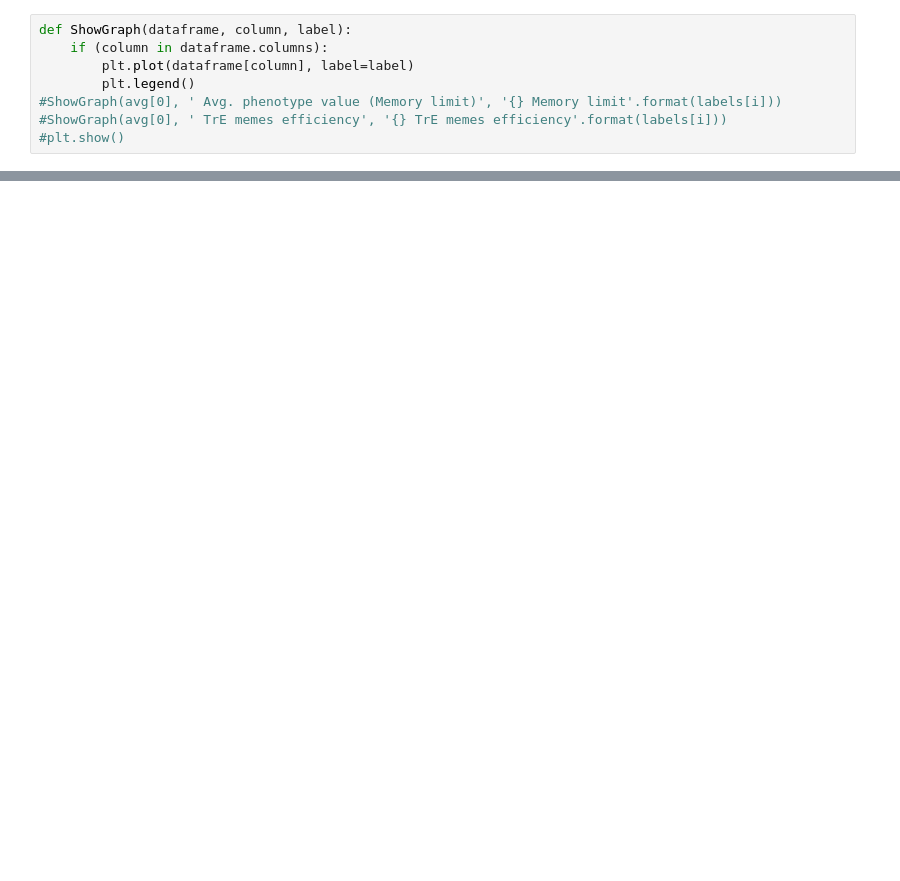
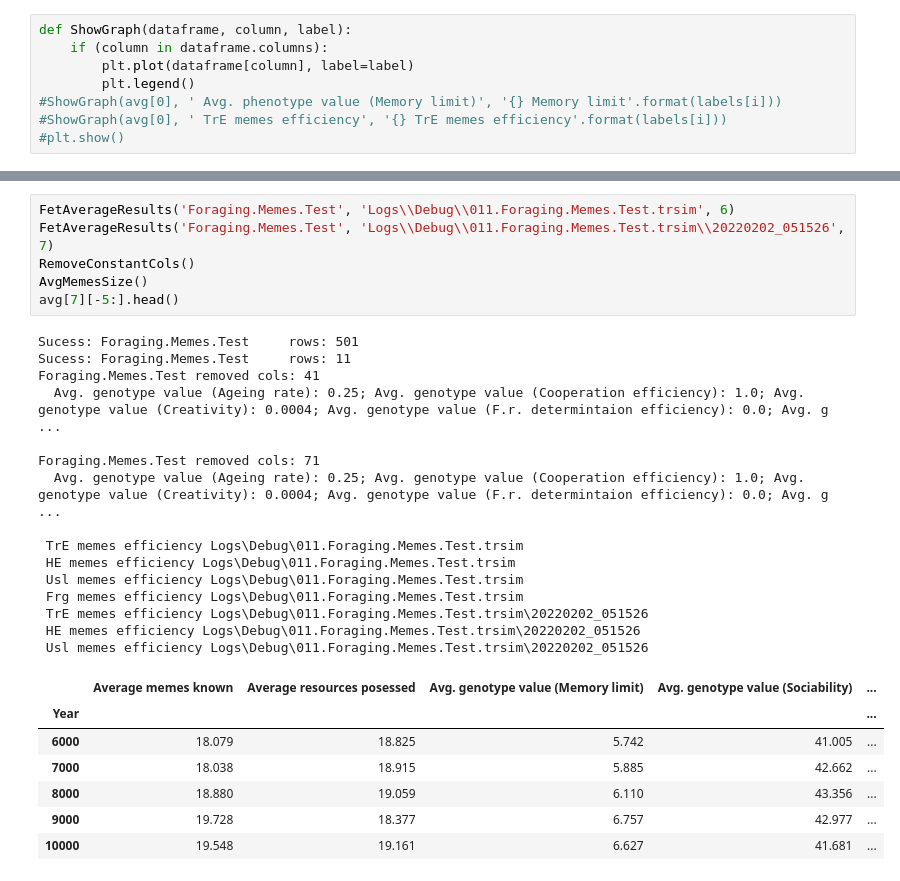
Before and after one commit to kraidiky/TribeSim, a Jupyter notebook: LogsProcessing/010.Sociabilit.Test.trsim.ipynb, the cells around one changed output, grey strips where cells are left out. Saved outputs shown, nothing was run; the diff lists cells and outputs as text; blank space fills up the shorter version.

```diff
--- a/LogsProcessing/010.Sociabilit.Test.trsim.ipynb
+++ b/LogsProcessing/010.Sociabilit.Test.trsim.ipynb
@@ -224,0 +317,29 @@ avg[1][avg[1].index == 600000]
+# %%
+FetAverageResults('Foraging.Memes.Test', 'Logs\\Debug\\011.Foraging.Memes.Test.trsim', 6)
+FetAverageResults('Foraging.Memes.Test', 'Logs\\Debug\\011.Foraging.Memes.Test.trsim\\20220202_051526', 7)
+RemoveConstantCols()
+AvgMemesSize()
+avg[7][-5:].head()
+# %% [output]
+Sucess: Foraging.Memes.Test     rows: 501
+Sucess: Foraging.Memes.Test     rows: 11
+Foraging.Memes.Test removed cols: 41
+  Avg. genotype value (Ageing rate): 0.25; Avg. genotype value (Cooperation efficiency): 1.0; Avg. genotype value (Creativity): 0.0004; Avg. genotype value (F.r. determintaion efficiency): 0.0; Avg. g ...
+
+Foraging.Memes.Test removed cols: 71
+  Avg. genotype value (Ageing rate): 0.25; Avg. genotype value (Cooperation efficiency): 1.0; Avg. genotype value (Creativity): 0.0004; Avg. genotype value (F.r. determintaion efficiency): 0.0; Avg. g ...
+
+ TrE memes efficiency Logs\Debug\011.Foraging.Memes.Test.trsim
+ HE memes efficiency Logs\Debug\011.Foraging.Memes.Test.trsim
+ Usl memes efficiency Logs\Debug\011.Foraging.Memes.Test.trsim
+ Frg memes efficiency Logs\Debug\011.Foraging.Memes.Test.trsim
+ TrE memes efficiency Logs\Debug\011.Foraging.Memes.Test.trsim\20220202_051526
+ HE memes efficiency Logs\Debug\011.Foraging.Memes.Test.trsim\20220202_051526
+ Usl memes efficiency Logs\Debug\011.Foraging.Memes.Test.trsim\20220202_051526
+|  | Average memes known | Average resources posessed | Avg. genotype value (Memory limit) | Avg. genotype value (Sociability) | ... |
+| Year |  |  |  |  | ... |
+| 6000 | 18.079 | 18.825 | 5.742 | 41.005 | ... |
+| 7000 | 18.038 | 18.915 | 5.885 | 42.662 | ... |
+| 8000 | 18.880 | 19.059 | 6.110 | 43.356 | ... |
+| 9000 | 19.728 | 18.377 | 6.757 | 42.977 | ... |
+| 10000 | 19.548 | 19.161 | 6.627 | 41.681 | ... |
```
Also changed, not shown: parts of 14 cells of this notebook, 7 other files.
